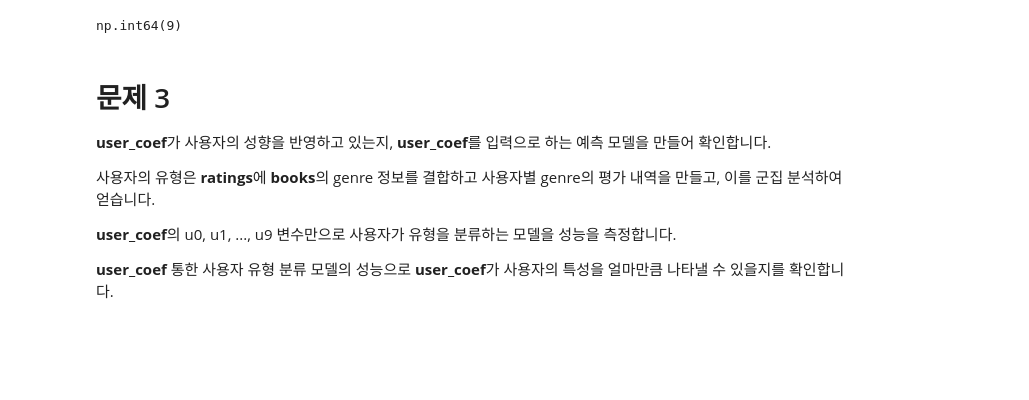
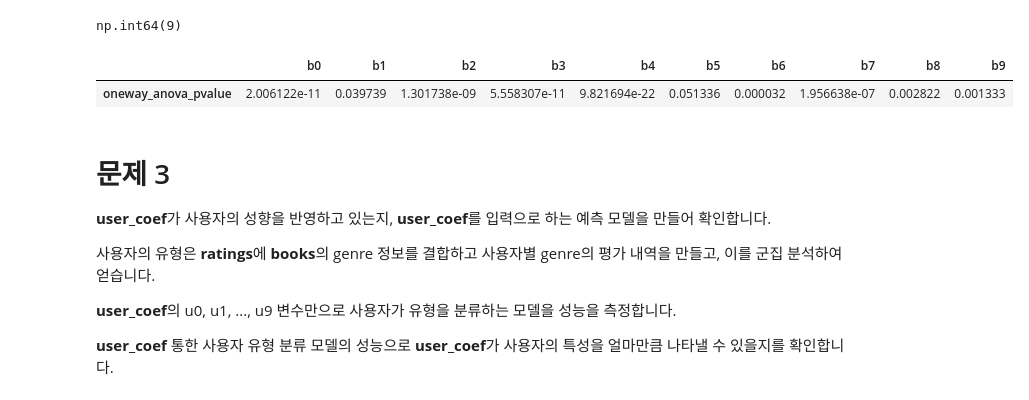
Before and after one commit to sunkusun9/DS_prob1_2510, a Jupyter notebook: prob_solution.ipynb, the cells around one changed output. Cells and saved outputs as stored; diff of their text form; code cells hidden in the pictures; blank space fills up the shorter version.

```diff
--- a/prob_solution.ipynb
+++ b/prob_solution.ipynb
@@ -1234,6 +1259,16 @@ s_levene.rename('levene_pvalue').to_frame().T
 (s_levene < 0.05).sum()
 # %% [output]
 np.int64(9)
+# %%
+# 참고로 일원분산분석(one-way ANOVA)를 수행해서 결과를 얻어 봅니다.
+from scipy.stats import f_oneway
+s_oneway_anova = df_genre_B.apply(
+    lambda x: f_oneway(*x).pvalue, axis= 0
+)
+s_oneway_anova.rename('oneway_anova_pvalue').to_frame().T
+# %% [output]
+|  | b0 | b1 | b2 | b3 | b4 | b5 | b6 | b7 | b8 | b9 |
+| oneway_anova_pvalue | 2.006122e-11 | 0.039739 | 1.301738e-09 | 5.558307e-11 | 9.821694e-22 | 0.051336 | 0.000032 | 1.956638e-07 | 0.002822 | 0.001333 |
 # %% [markdown]
 # 문제 3
 
```
Also changed, not shown: parts of 36 cells of this notebook.
